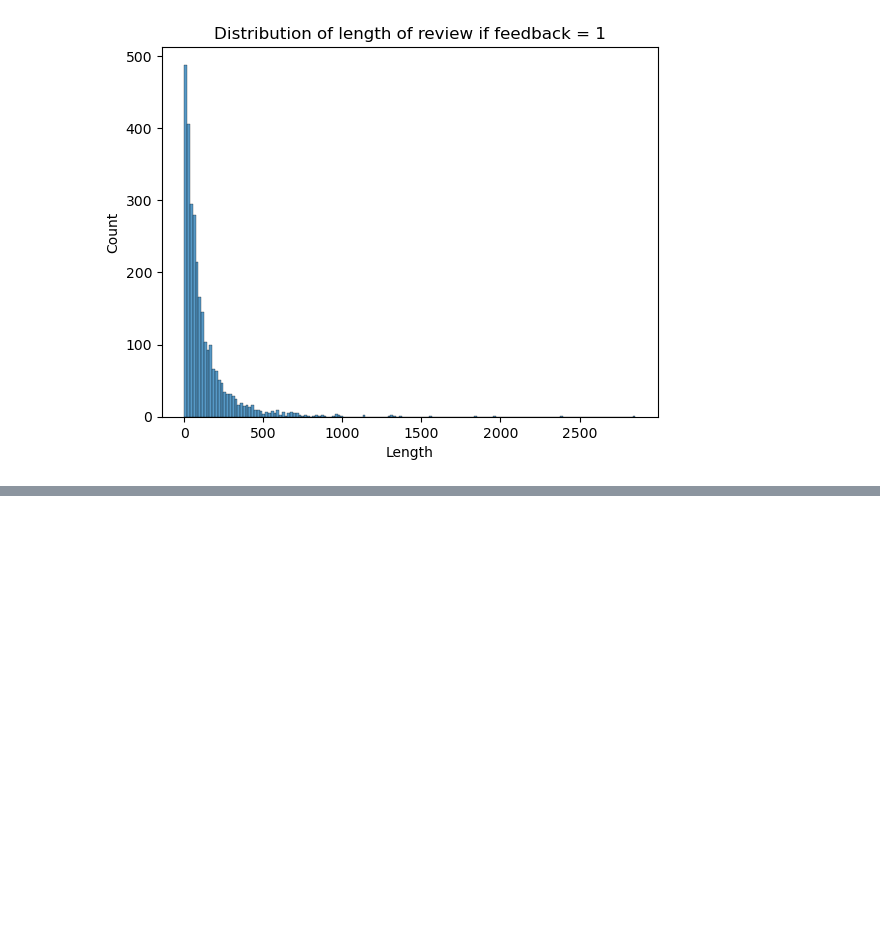
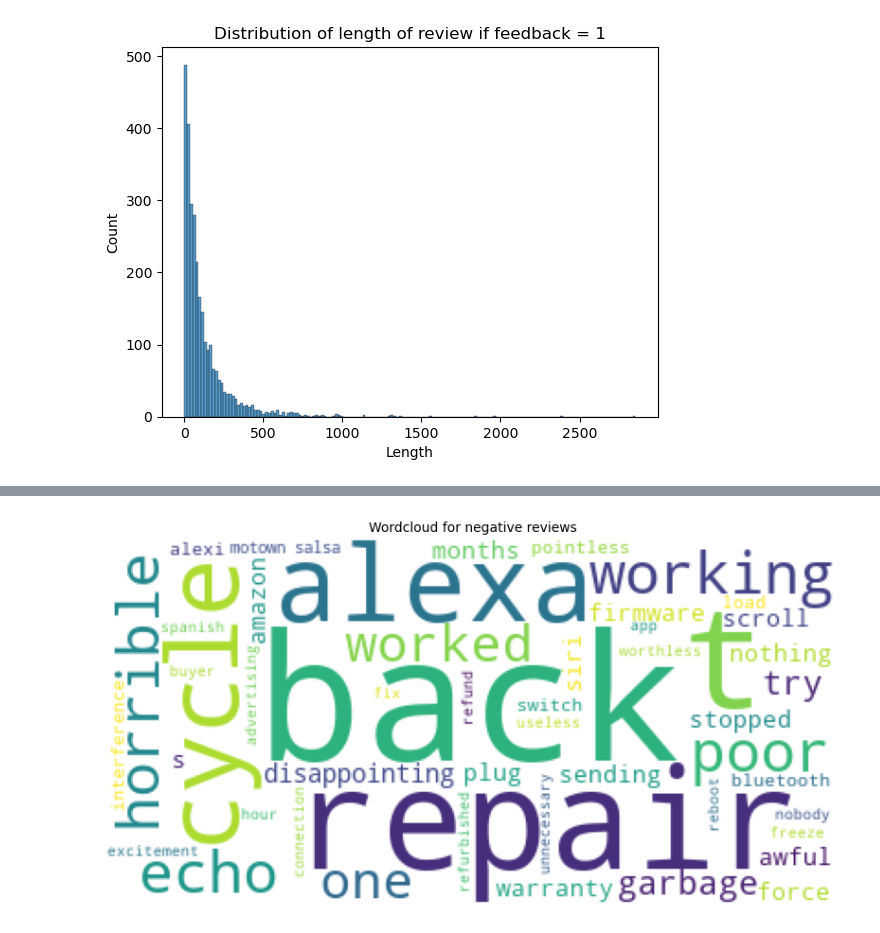
Before and after one commit to ame2en/SentimentAnalysis-WEbApp, a Jupyter notebook: output.ipynb, the cells around one changed output, grey strips where cells are left out. Cells and saved outputs as stored; diff of their text form; code cells hidden in the pictures; blank space fills up the shorter version.

```diff
--- a/output.ipynb
+++ b/output.ipynb
@@ -262,0 +286,21 @@ sns.histplot(data[data['feedback']==1]['Length']).set(title='Distribution of len
+# %%
+neg_reviews = " ".join([review for review in data[data['feedback'] == 0]['verified_reviews']])
+neg_reviews = neg_reviews.lower().split()
+
+pos_reviews = " ".join([review for review in data[data['feedback'] == 1]['verified_reviews']])
+pos_reviews = pos_reviews.lower().split()
+
+unique_negative = [x for x in neg_reviews if x not in pos_reviews]
+unique_negative = " ".join(unique_negative)
+
+unique_positive = [x for x in pos_reviews if x not in neg_reviews]
+unique_positive = " ".join(unique_positive)
+# %%
+wc = WordCloud(background_color='white',max_words=50)
+plt.figure(figsize=(10,10))
+plt.imshow(wc.generate(unique_negative))
+plt.title('Wordcloud for negative reviews', fontsize=10)
+plt.axis('off')
+plt.show()
+# %% [output]
+[figure, added]
```
Also changed, not shown: parts of 4 cells of this notebook, 11 other files.
